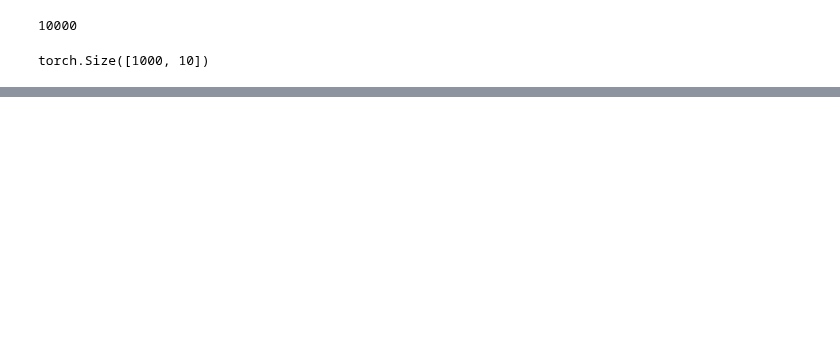
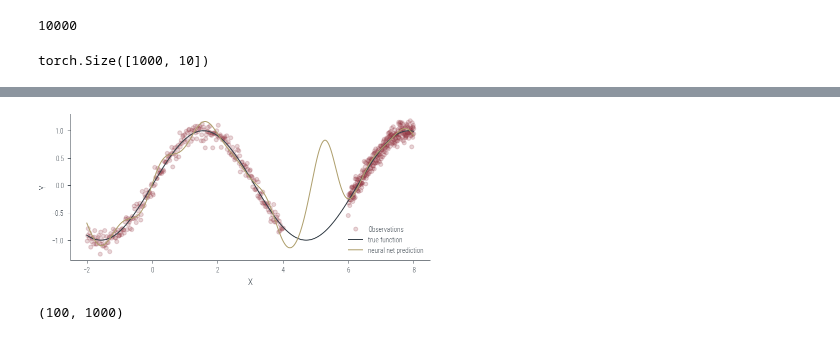
Before and after one commit to nipunbatra/pml-teaching, a Jupyter notebook: notebooks/monte-carlo-dropout.ipynb, the cells around one changed output, grey strips where cells are left out. Cells and saved outputs as stored; diff of their text form; code cells hidden in the pictures; blank space fills up the shorter version.

```diff
--- a/notebooks/monte-carlo-dropout.ipynb
+++ b/notebooks/monte-carlo-dropout.ipynb
@@ -215,12 +231,24 @@ pd.DataFrame(mask.detach().numpy()).head()
 # %%
 ### Rewriting the model with dropout
 
-def mlp_dropout(x, training=True):
-    h1 = torch.relu(x @ W1 + b1)
+def mlp_dropout(x, params, p=0.0, training=True):
+    W1, b1, W2, b2, W3, b3 = params
+    h1 = torch.sin(x @ W1 + b1)
+    #h2 = torch.sin(h1 @ W2 + b2)
+    #h3 = h2 @ W3 + b3
+    #return h3
     if training:
         # probability of dropping out each neuron
         mask = torch.rand_like(h1) > p
         h1 = h1 * mask
         # scale activations to account for dropout
         #h1 = h1 / (1 - p)
-    return h1 @ W2 + b2
+    h2 = torch.sin(h1 @ W2 + b2)
+    if training:
+        # probability of dropping out each neuron
+        mask = torch.rand_like(h2) > p
+        h2 = h2 * mask
+        # scale activations to account for dropout
+        #h2 = h2 / (1 - p)
+    h3 = h2 @ W3 + b3
+    return h3.ravel()
@@ -260,10 +254,0 @@ Iteration 4900, loss 0.16
-# %%
-# Predictions with dropout
-y_hat_dropout = mlp_dropout(x.unsqueeze(1), False).ravel()
-
-# Plot the trained model
-plt.plot(x, f(x), label='True function')
-plt.scatter(x, y, label='Noisy data', color='C1', alpha=0.5)
-plt.plot(x, y_hat_dropout.detach(), label='Trained model with dropout')
-plt.xlabel('$x$')
-plt.ylabel('$y$')
@@ -303,0 +255,8 @@ plt.legend()
+# %%
+# Train the model
+p = 0.01
+parameters = init_params()
+
+# Continue with optimizer
+optimizer = torch.optim.Adam(parameters, lr=3e-4)
+trained_params = train(parameters, optimizer, mlp_dropout, train_x, train_y, epochs=4000, dropout=True, p=p)
@@ -303,0 +284,11 @@ plt.legend()
+# %%
+# Predictions with dropout
+with torch.no_grad():
+    y_hat_dropout = mlp_dropout(test_x, trained_params, training=False).ravel()
+
+# Detach and convert to numpy
+y_hat_dropout = y_hat_dropout.cpu().detach().numpy()
+
+plot_predictions(test_x.cpu(), y_hat_dropout)
+# %% [output]
+[figure, added]
@@ -303,0 +305,7 @@ plt.legend()
+# %%
+# Plot MC dropout predictions
+
+preds = np.array(preds)
+preds.shape
+# %% [output]
+(100, 1000)
```
Also changed, not shown: parts of 21 cells of this notebook.
